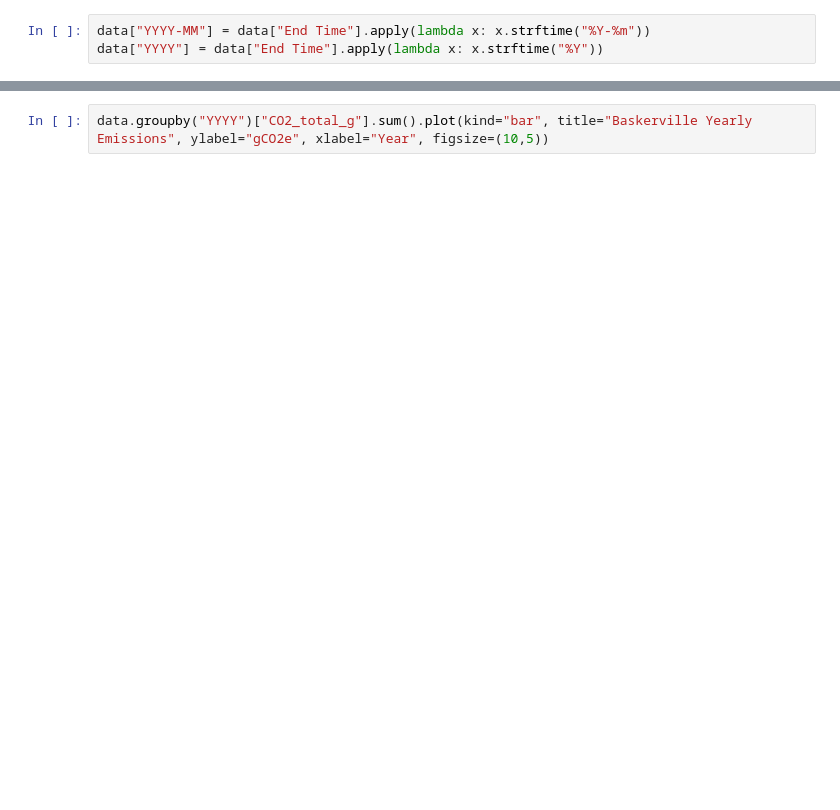
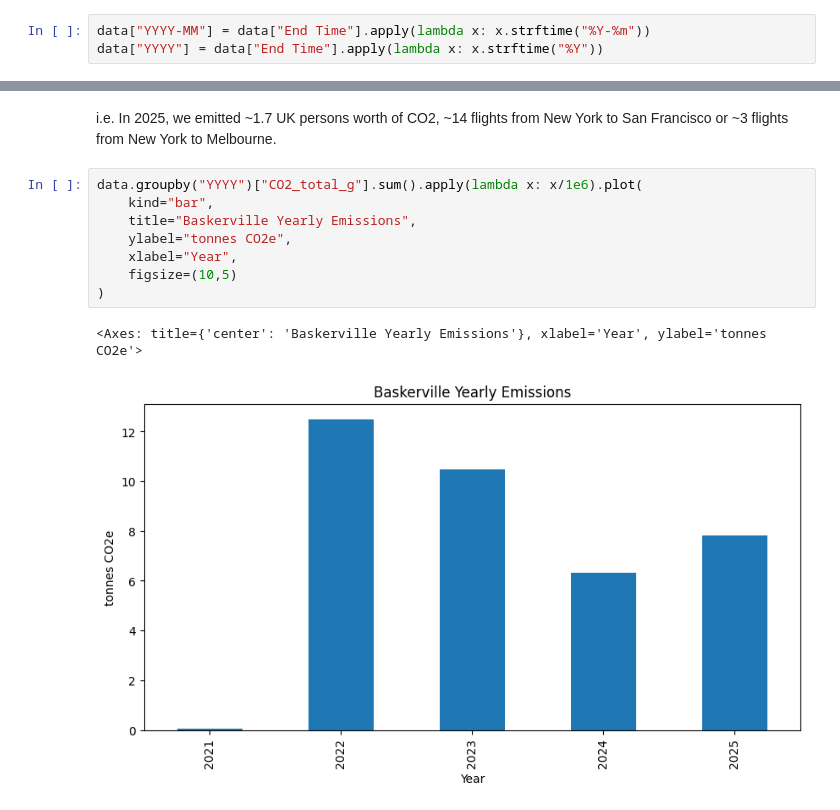
Before and after one commit to rwood-97/hpc_co2, a Jupyter notebook: run_baskerville.ipynb, the cells around one changed output, grey strips where cells are left out. Drawn from its saved outputs; the diff is of its cells as text; blank space fills up the shorter version.

```diff
--- a/run_baskerville.ipynb
+++ b/run_baskerville.ipynb
@@ -54,2 +84,13 @@ data.groupby("YYYY")["CO2_total_g"].sum() / 1e6 # in tonnes CO2
+# %% [markdown]
+i.e. In 2025, we emitted ~1.7 UK persons worth of CO2, ~14 flights from New York to San Francisco or ~3 flights from New York to Melbourne.
 # %%
-data.groupby("YYYY")["CO2_total_g"].sum().plot(kind="bar", title="Baskerville Yearly Emissions", ylabel="gCO2e", xlabel="Year", figsize=(10,5))
+data.groupby("YYYY")["CO2_total_g"].sum().apply(lambda x: x/1e6).plot(
+    kind="bar",
+    title="Baskerville Yearly Emissions",
+    ylabel="tonnes CO2e",
+    xlabel="Year",
+    figsize=(10,5)
+)
+# %% [output]
+<Axes: title={'center': 'Baskerville Yearly Emissions'}, xlabel='Year', ylabel='tonnes CO2e'>
+[figure, added]
```
Also changed, not shown: parts of 5 cells of this notebook, 1 other file.
